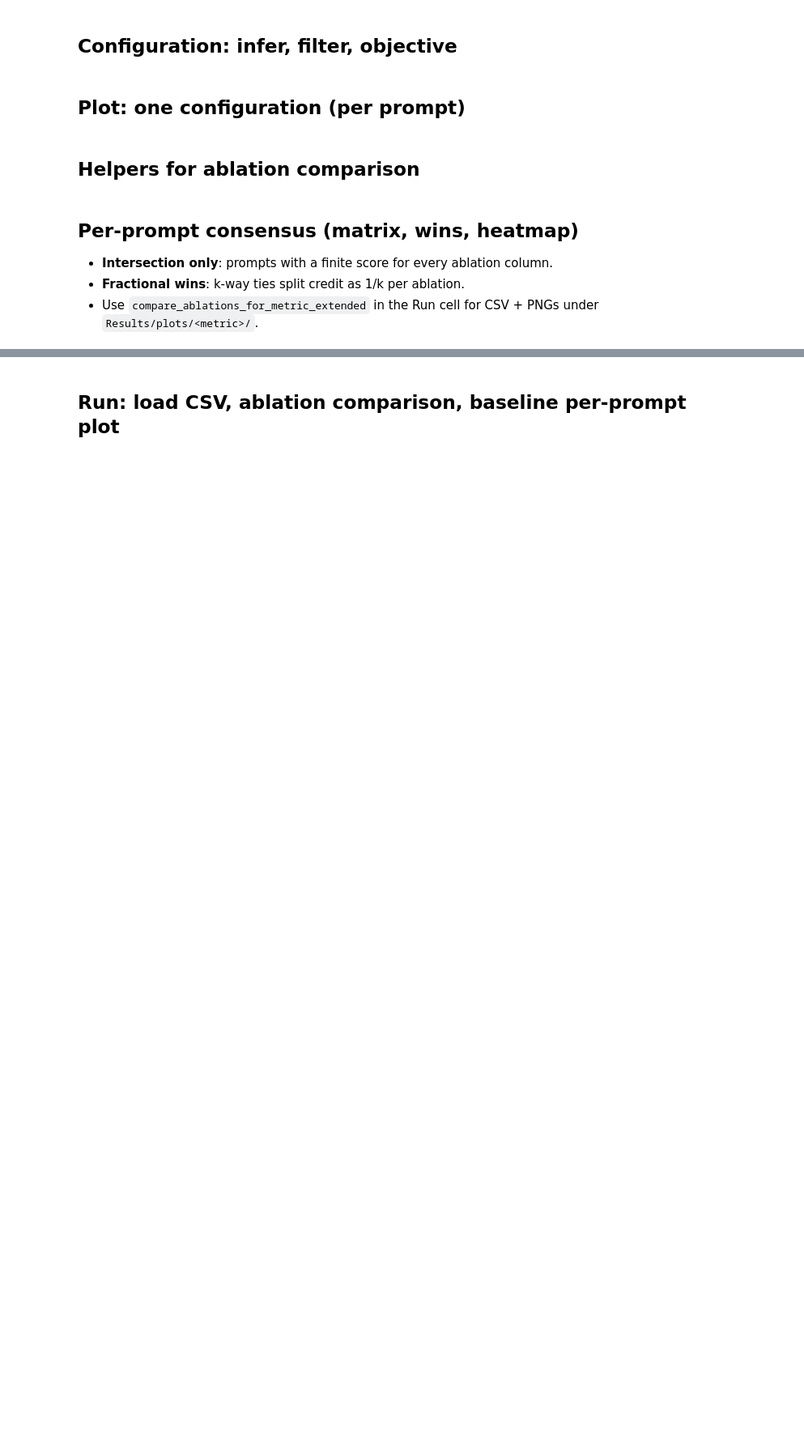
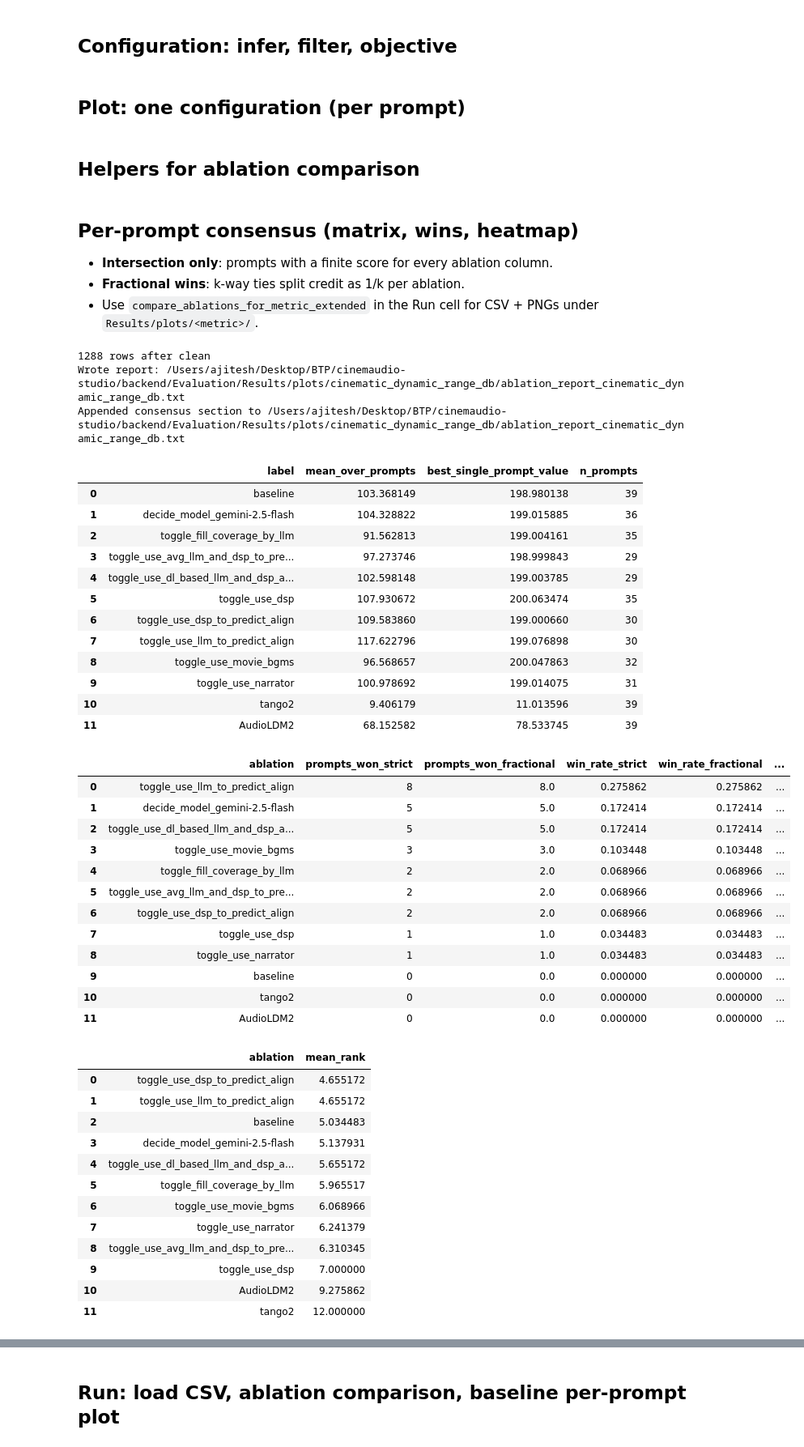
Before and after one commit to Ajitesh-jam/cinemaudio-studio, a Jupyter notebook: backend/Evaluation/visualize_results.ipynb, the cells around one changed output, grey strips where cells are left out. Shown at 81% size. Drawn from its saved outputs; the diff is of its cells as text; code cells hidden in the pictures; blank space fills up the shorter version.

```diff
--- a/backend/Evaluation/visualize_results.ipynb
+++ b/backend/Evaluation/visualize_results.ipynb
@@ -637,6 +801,25 @@ def mean_rank_per_ablation(
     out.columns = ["ablation", "mean_rank"]
     return out.sort_values("mean_rank", ascending=True, ignore_index=True)
 # %%
+import sys
+from pathlib import Path
+
+# Defined in visualize_results.py (not in this notebook): extended consensus + plots.
+_eval_root = Path.cwd()
+if not (_eval_root / "visualize_results.py").is_file():
+    _alt = Path.cwd() / "backend" / "Evaluation" / "visualize_results.py"
+    if _alt.is_file():
+        _eval_root = _alt.parent
+if str(_eval_root) not in sys.path:
+    sys.path.insert(0, str(_eval_root))
+
+import importlib
+
+import visualize_results
+
+importlib.reload(visualize_results)
+from visualize_results import compare_ablations_for_metric_extended
+
 try:
     from IPython.display import display
 except ImportError:
@@ -647,39 +830,86 @@ try:
 except NameError:
     NOTEBOOK_DIR = Path.cwd()
 
-METRIC = "clap_score"
+METRIC = "cinematic_dynamic_range_db"
 SPECIALIST_TAG = "baseline_tango2"
 CSV_PATH = NOTEBOOK_DIR / "Results" / "final_results.csv"
 PLOTS_ROOT = NOTEBOOK_DIR / "Results" / "plots"
+TANGO_BASELINE_CSV = NOTEBOOK_DIR / "Results" / "tango2_results.csv"
+AUDIOLDM_BASELINE_CSV = NOTEBOOK_DIR / "Results" / "audioldm2_results.csv"
 INCLUDE_DECIDE_MODEL = True
 INCLUDE_SPECIALIST_ABLATIONS = False
 OBJECTIVE = None
 
 df_raw = load_results_csv(str(CSV_PATH))
 df_clean = clean_results_df(df_raw)
 print(len(df_clean), "rows after clean")
 
 summary, report_text, matrix, wins_df, ranks_df = compare_ablations_for_metric_extended(
     df_clean,
     METRIC,
     objective=OBJECTIVE,
     specialist_model_variant_tag=SPECIALIST_TAG,
     output_dir=str(PLOTS_ROOT),
     include_decide_model=INCLUDE_DECIDE_MODEL,
     include_specialist_ablations=INCLUDE_SPECIALIST_ABLATIONS,
+    tango_baseline_csv=str(TANGO_BASELINE_CSV),
+    audioldm_baseline_csv=str(AUDIOLDM_BASELINE_CSV),
 )
 display(summary)
 if not matrix.empty:
     display(wins_df.head(15))
     display(ranks_df.head(15))
 
 run_sub = NOTEBOOK_DIR / "Results" / "plots" / _sanitize_metric_for_path(METRIC)
 per_prompt_df, insights = plot_metric_for_configuration(
     df_clean,
     METRIC,
     configuration=None,
     output_path=str(run_sub / f"per_prompt_{METRIC}_baseline.png"),
     objective=OBJECTIVE,
 )
 display(per_prompt_df.head(10))
 insights
+# %% [output]
+1288 rows after clean
+Wrote report: /Users/ajitesh/Desktop/BTP/cinemaudio-studio/backend/Evaluation/Results/plots/cinematic_dynamic_range_db/ablation_report_cinematic_dynamic_range_db.txt
+Appended consensus section to /Users/ajitesh/Desktop/BTP/cinemaudio-studio/backend/Evaluation/Results/plots/cinematic_dynamic_range_db/ablation_report_cinematic_dynamic_range_db.txt
+|  | label | mean_over_prompts | best_single_prompt_value | n_prompts |
+| 0 | baseline | 103.368149 | 198.980138 | 39 |
+| 1 | decide_model_gemini-2.5-flash | 104.328822 | 199.015885 | 36 |
+| 2 | toggle_fill_coverage_by_llm | 91.562813 | 199.004161 | 35 |
+| 3 | toggle_use_avg_llm_and_dsp_to_pre... | 97.273746 | 198.999843 | 29 |
+| 4 | toggle_use_dl_based_llm_and_dsp_a... | 102.598148 | 199.003785 | 29 |
+| 5 | toggle_use_dsp | 107.930672 | 200.063474 | 35 |
+| 6 | toggle_use_dsp_to_predict_align | 109.583860 | 199.000660 | 30 |
+| 7 | toggle_use_llm_to_predict_align | 117.622796 | 199.076898 | 30 |
+| 8 | toggle_use_movie_bgms | 96.568657 | 200.047863 | 32 |
+| 9 | toggle_use_narrator | 100.978692 | 199.014075 | 31 |
+| 10 | tango2 | 9.406179 | 11.013596 | 39 |
+| 11 | AudioLDM2 | 68.152582 | 78.533745 | 39 |
+|  | ablation | prompts_won_strict | prompts_won_fractional | win_rate_strict | win_rate_fractional | ... |
+| 0 | toggle_use_llm_to_predict_align | 8 | 8.0 | 0.275862 | 0.275862 | ... |
+| 1 | decide_model_gemini-2.5-flash | 5 | 5.0 | 0.172414 | 0.172414 | ... |
+| 2 | toggle_use_dl_based_llm_and_dsp_a... | 5 | 5.0 | 0.172414 | 0.172414 | ... |
+| 3 | toggle_use_movie_bgms | 3 | 3.0 | 0.103448 | 0.103448 | ... |
+| 4 | toggle_fill_coverage_by_llm | 2 | 2.0 | 0.068966 | 0.068966 | ... |
+| 5 | toggle_use_avg_llm_and_dsp_to_pre... | 2 | 2.0 | 0.068966 | 0.068966 | ... |
+| 6 | toggle_use_dsp_to_predict_align | 2 | 2.0 | 0.068966 | 0.068966 | ... |
+| 7 | toggle_use_dsp | 1 | 1.0 | 0.034483 | 0.034483 | ... |
+| 8 | toggle_use_narrator | 1 | 1.0 | 0.034483 | 0.034483 | ... |
+| 9 | baseline | 0 | 0.0 | 0.000000 | 0.000000 | ... |
+| 10 | tango2 | 0 | 0.0 | 0.000000 | 0.000000 | ... |
+| 11 | AudioLDM2 | 0 | 0.0 | 0.000000 | 0.000000 | ... |
+|  | ablation | mean_rank |
+| 0 | toggle_use_dsp_to_predict_align | 4.655172 |
+| 1 | toggle_use_llm_to_predict_align | 4.655172 |
+| 2 | baseline | 5.034483 |
+| 3 | decide_model_gemini-2.5-flash | 5.137931 |
+| 4 | toggle_use_dl_based_llm_and_dsp_a... | 5.655172 |
+| 5 | toggle_fill_coverage_by_llm | 5.965517 |
+| 6 | toggle_use_movie_bgms | 6.068966 |
+| 7 | toggle_use_narrator | 6.241379 |
+| 8 | toggle_use_avg_llm_and_dsp_to_pre... | 6.310345 |
+| 9 | toggle_use_dsp | 7.000000 |
+| 10 | AudioLDM2 | 9.275862 |
+| 11 | tango2 | 12.000000 |
```
Also changed, not shown: parts of 7 cells of this notebook, 35 other files.
